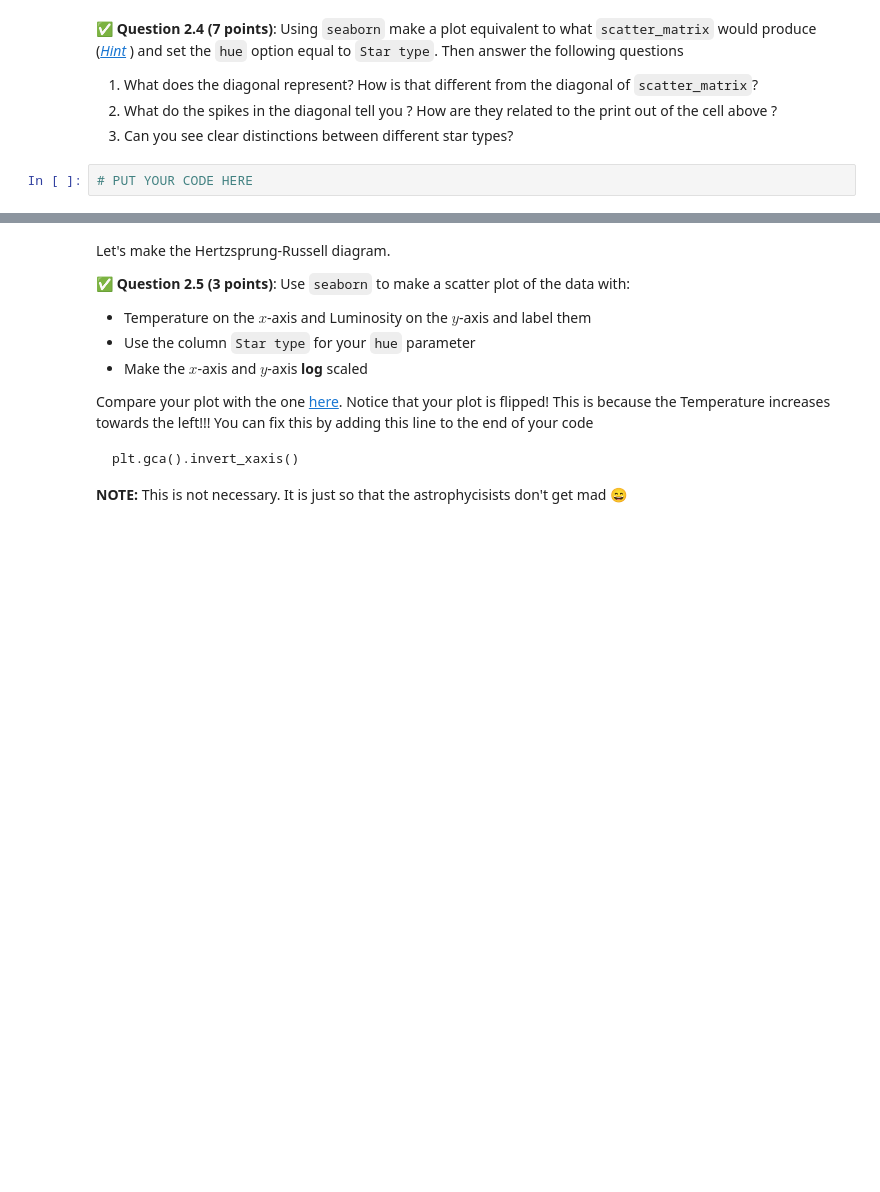
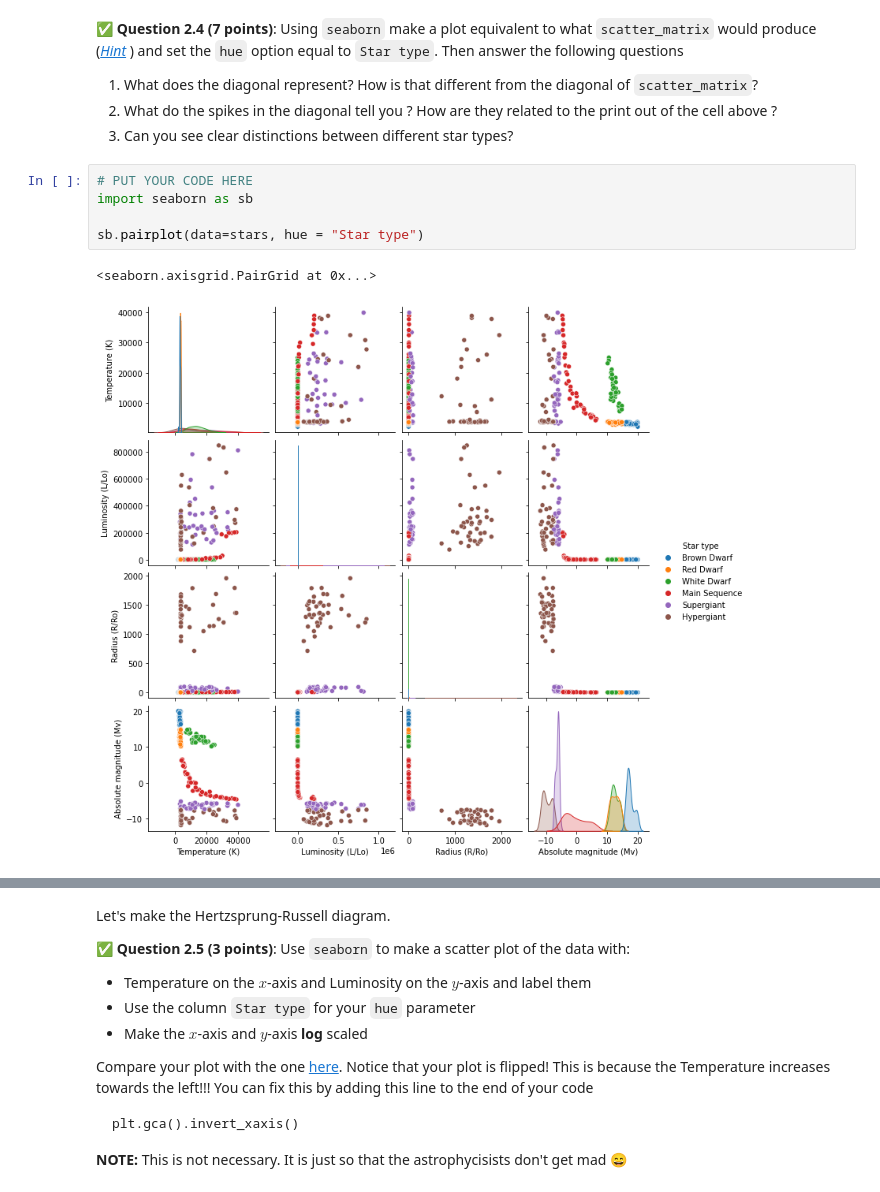
Before and after one commit to barnbyje/cmse202-s22-turnin, a Jupyter notebook: hw-02/HW-02_PandasReviewAndPythonObjectsAndABM-Jeremy Barnby.ipynb, the cells around one changed output, grey strips where cells are left out. Cells and saved outputs as stored; diff of their text form; blank space fills up the shorter version.

```diff
--- a/hw-02/HW-02_PandasReviewAndPythonObjectsAndABM-Jeremy Barnby.ipynb
+++ b/hw-02/HW-02_PandasReviewAndPythonObjectsAndABM-Jeremy Barnby.ipynb
@@ -149,3 +149,9 @@ The Main Sequence star type has the highest mean temperature at 16,018 degrees K
 3. Can you see clear distinctions between different star types?
 # %%
 # PUT YOUR CODE HERE
+import seaborn as sb
+
+sb.pairplot(data=stars, hue = "Star type")
+# %% [output]
+<seaborn.axisgrid.PairGrid at 0x...>
+[figure, added]
```
Also changed, not shown: parts of 6 cells of this notebook.
